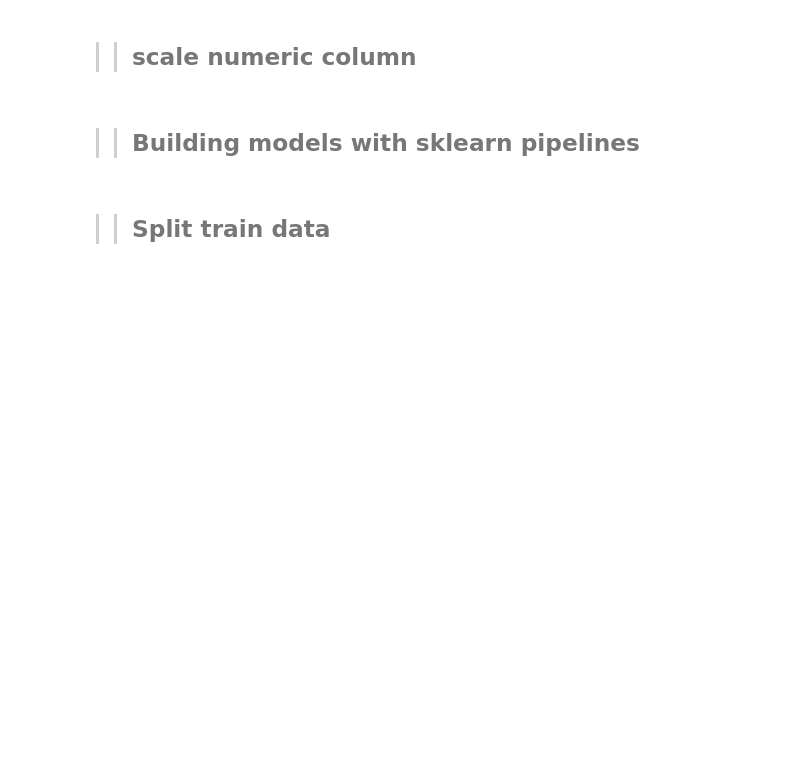
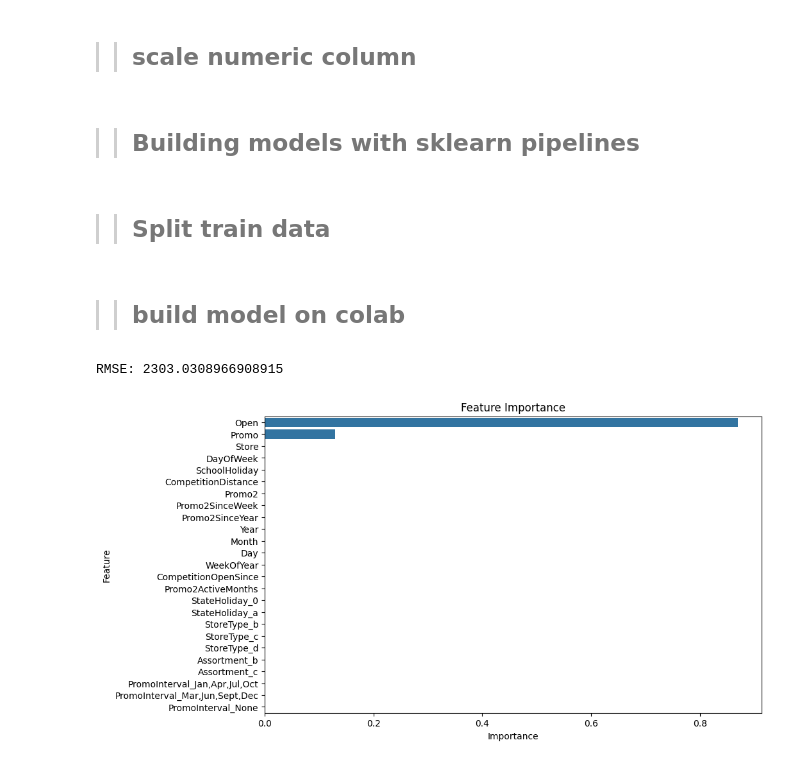
Before and after one commit to naolatomsa/forecast-sales-for-rossmann-store, a Jupyter notebook: notebooks/predictionOfStoreSales.ipynb, the cells around one changed output. Cells and saved outputs as stored; diff of their text form; code cells hidden in the pictures; blank space fills up the shorter version.

Commit message:
build model with sklearn piplines

```diff
--- a/notebooks/predictionOfStoreSales.ipynb
+++ b/notebooks/predictionOfStoreSales.ipynb
@@ -190,3 +192,15 @@ from scripts.trainSplitAndBuildModelWithPip import post_prediction_analysis
 >> ## Split train data
 # %%
 X_train, X_val, y_train, y_val = train_split(trainData)
+# %% [markdown]
+>> ## build model on colab
+# %%
+pipline = build_pipeline(X_train, y_train)
+# %%
+model_evaluation(pipline,X_val, y_val)
+# %% [output]
+RMSE: 2303.0308966908915
+# %%
+post_prediction_analysis(pipline,X_train)
+# %% [output]
+[figure, added]
```
Also changed, not shown: parts of 1 cell of this notebook, 2 other files.
